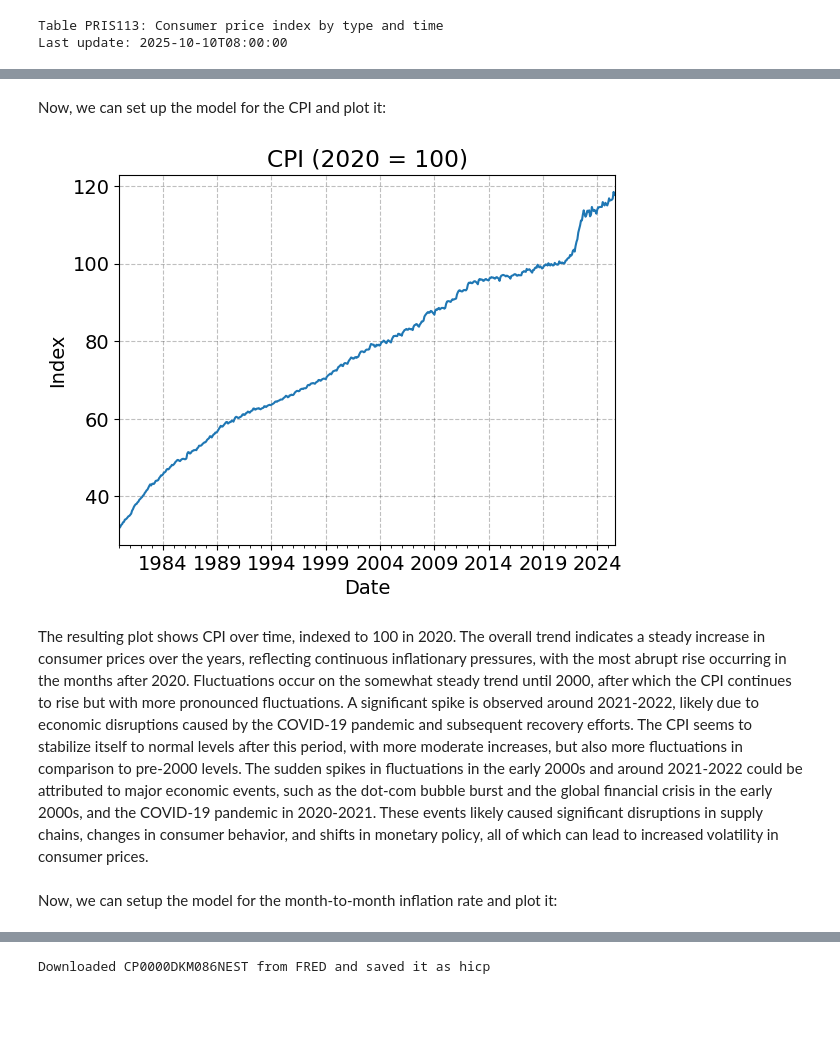
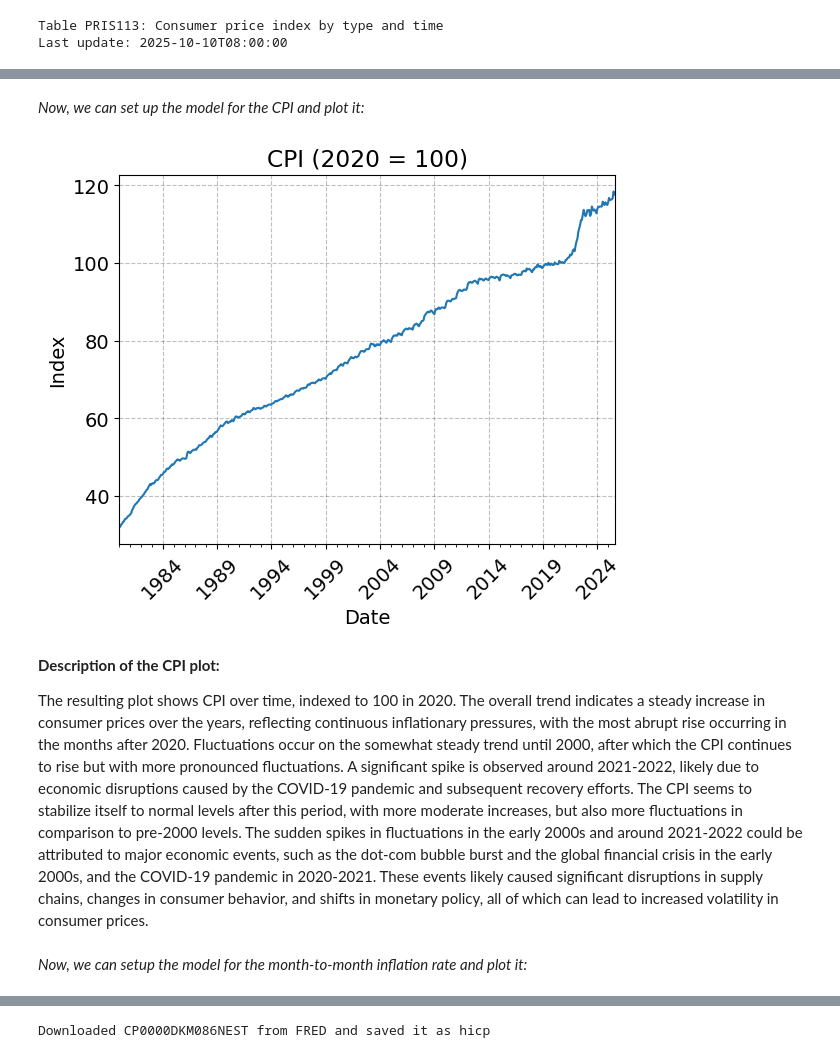
Before and after one commit to htx354/progecon, a Jupyter notebook: dataproject.ipynb, the cells around one changed output, grey strips where cells are left out. Saved outputs shown, nothing was run; the diff lists cells and outputs as text; code cells hidden in the pictures; blank space fills up the shorter version.

```diff
--- a/dataproject.ipynb
+++ b/dataproject.ipynb
@@ -47,24 +69,20 @@ Last update: 2025-10-10T08:00:00
 # %% [markdown]
-Now, we can set up the model for the CPI and plot it:
+*Now, we can set up the model for the CPI and plot it:*
 # %%
-# Creating plot
-#Setting up model
-t = [c for c in df if c.lower() in ('tid','time')][0]                                       #Finding "Time" column in df
-y = [c for c in df if c.lower() in ('indhold','value','obs_value','data')][0]               #Finding "Value" column in df
-c = df[df['TYPE'].str.lower()=='consumer price index'].copy()                               #Compiling data for CPI only ("Time" and "Value" columns)
-c['date'] = pd.to_datetime(c[t].str.replace('M','-') + '-01')                               #Creating date format column
-
-P = pd.to_numeric(c[y]); P.index = c['date']; P = P.sort_index()                            #Creating series P with variables
-P = P * (100 / P[P.index.year==2020].mean())                                                #Indexing P to 100 in 2020
+# Laver plot til 1.1
+P11 = P * (100 / P[P.index.year==2020].mean())                                                #Indexing P to 100 in 2020
 
 #Creating plot 'CPI (2020=100)'
-P.plot(title="CPI (2020 = 100)");                                                           #Making plot
+P11.plot(title="CPI (2020 = 100)");                                                           #Making plot
 plt.xlabel("Date"); plt.ylabel("Index");
+plt.xticks(rotation=45);
 plt.show()
 # %% [output]
-[figure, old version]
+[figure, new version]
 # %% [markdown]
+**Description of the CPI plot:**
+
 The resulting plot shows CPI over time, indexed to 100 in 2020. The overall trend indicates a steady increase in consumer prices over the years, reflecting continuous inflationary pressures, with the most abrupt rise occurring in the months after 2020. Fluctuations occur on the somewhat steady trend until 2000, after which the CPI continues to rise but with more pronounced fluctuations. A significant spike is observed around 2021-2022, likely due to economic disruptions caused by the COVID-19 pandemic and subsequent recovery efforts. The CPI seems to stabilize itself to normal levels after this period, with more moderate increases, but also more fluctuations in comparison to pre-2000 levels.
 The sudden spikes in fluctuations in the early 2000s and around 2021-2022 could be attributed to major economic events, such as the dot-com bubble burst and the global financial crisis in the early 2000s, and the COVID-19 pandemic in 2020-2021. These events likely caused significant disruptions in supply chains, changes in consumer behavior, and shifts in monetary policy, all of which can lead to increased volatility in consumer prices.
 # %% [markdown]
-Now, we can setup the model for the month-to-month inflation rate and plot it:
+*Now, we can setup the model for the month-to-month inflation rate and plot it:*
```
Also changed, not shown: parts of 10 cells of this notebook.
